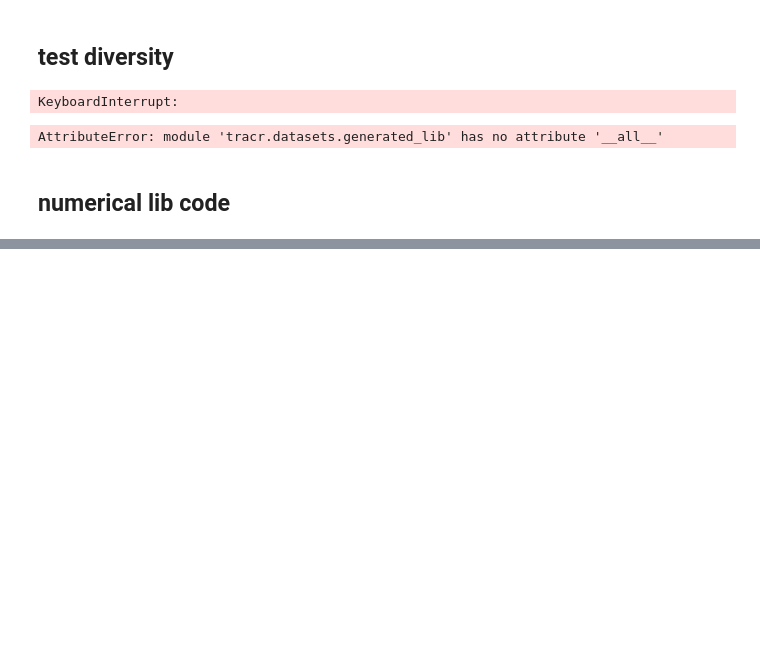
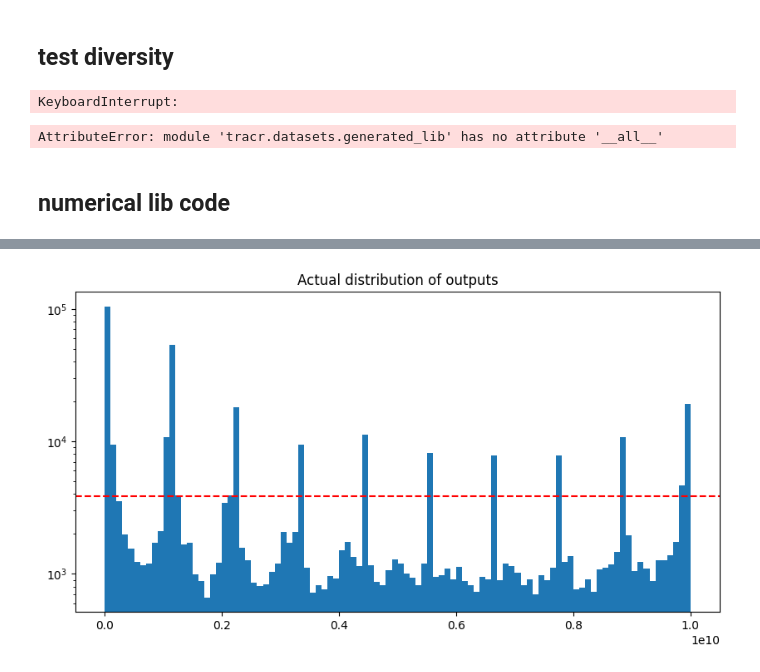
Before and after one commit to 0amp/feature_recovery, a Jupyter notebook: tracr/datasets/generation_code.ipynb, the cells around one changed output, grey strips where cells are left out. Cells and saved outputs as stored; diff of their text form; code cells hidden in the pictures; blank space fills up the shorter version.

```diff
--- a/tracr/datasets/generation_code.ipynb
+++ b/tracr/datasets/generation_code.ipynb
@@ -511,0 +647,20 @@ AttributeError: module 'tracr.datasets.generated_lib' has no attribute 'program_
+# %%
+output_samples = []
+for program_id, output in outputs.items():
+    output = np.abs(np.array(output))
+    output = output[output < 10**10]
+    if program_id in to_ignore:
+        continue
+    output_samples.extend(output.tolist())
+
+
+# ignore zeros
+plt.figure(figsize=(10,5))
+plt.hist(output_samples, bins=100, range=(min(output_samples), max(output_samples)))
+plt.yscale('log')
+expected_per_bin = len(output_samples) / 100
+plt.axhline(expected_per_bin, color='r', linestyle='--')
+plt.title('Actual distribution of outputs')
+plt.show()
+# %% [output]
+[figure, added]
```
Also changed, not shown: parts of 15 cells of this notebook, 8 other files.
